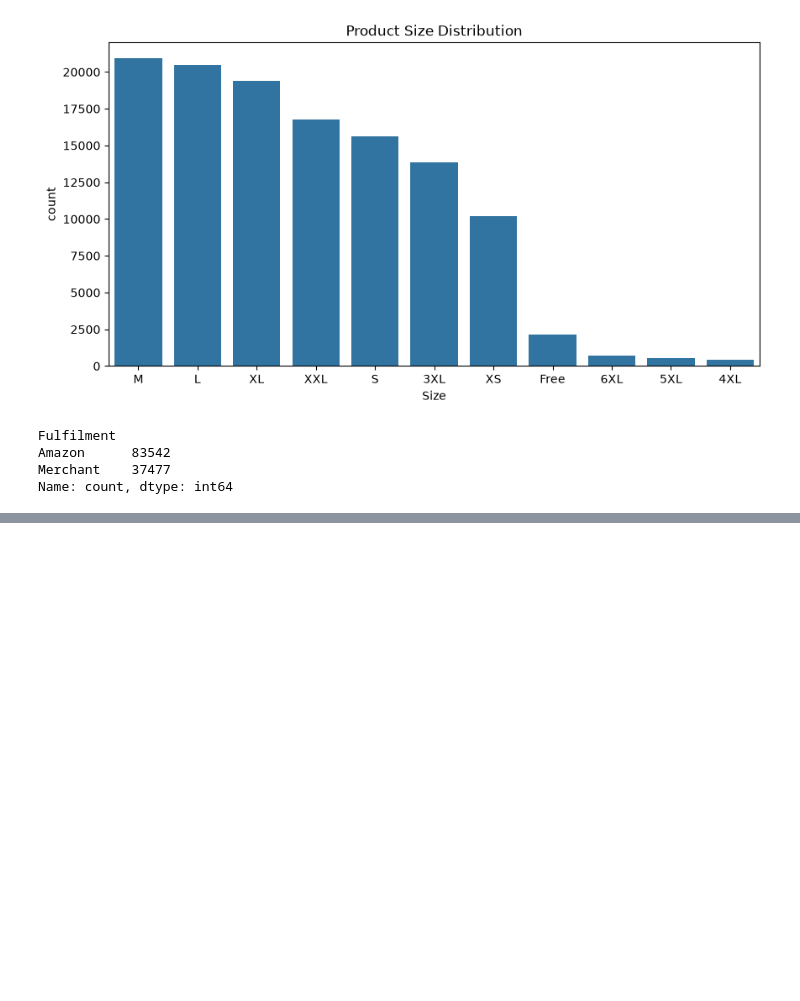
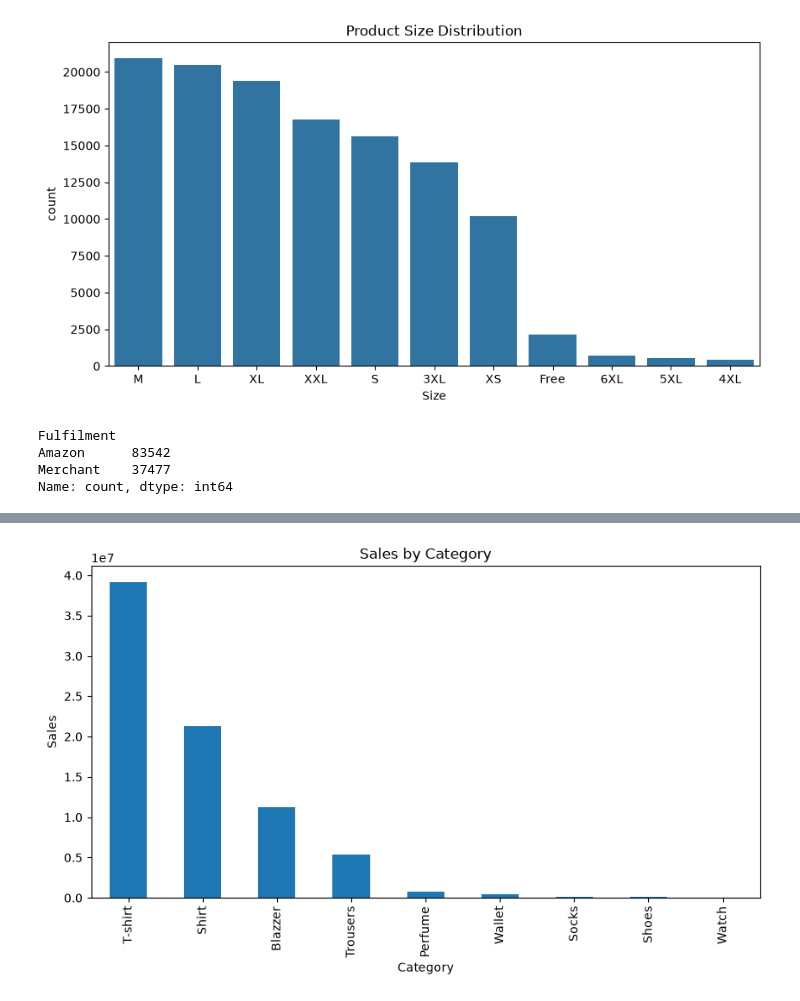
Before and after one commit to gaurvithakur/python-ds-learning, a Jupyter notebook: Projects/Amazon_Sales_Analysis/amazon_sales.ipynb, the cells around one changed output, grey strips where cells are left out. Cells and saved outputs as stored; diff of their text form; code cells hidden in the pictures; blank space fills up the shorter version.

```diff
--- a/Projects/Amazon_Sales_Analysis/amazon_sales.ipynb
+++ b/Projects/Amazon_Sales_Analysis/amazon_sales.ipynb
@@ -295,0 +365,4 @@ Name: count, dtype: int64
+# %%
+# Sales by category
+sales_category = df.groupby("Category")["Amount"].sum().sort_values(ascending=False)
+sales_category
@@ -295,0 +381,7 @@ Name: count, dtype: int64
+# %%
+sales_category.plot(kind="bar", figsize=(10,5))
+plt.ylabel("Sales")
+plt.title("Sales by Category")
+plt.show()
+# %% [output]
+[figure, added]
```
Also changed, not shown: parts of 24 cells of this notebook.
